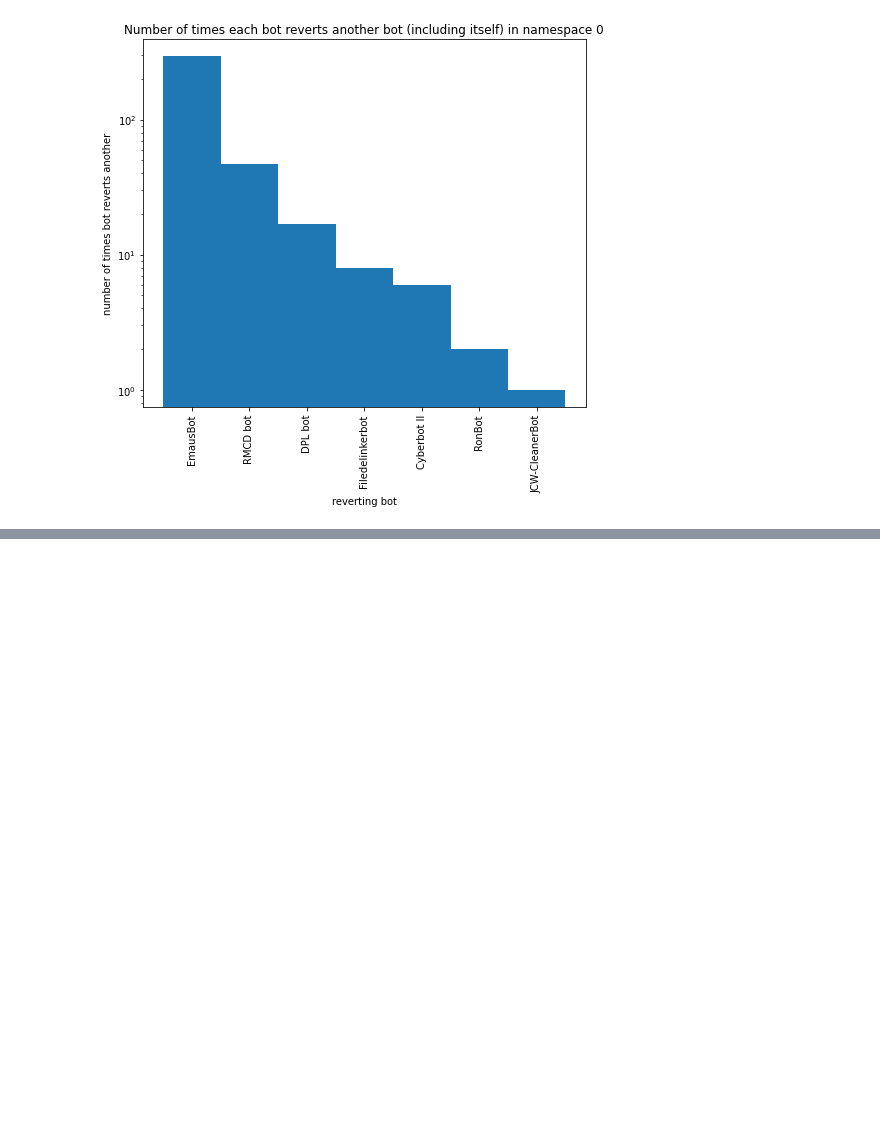
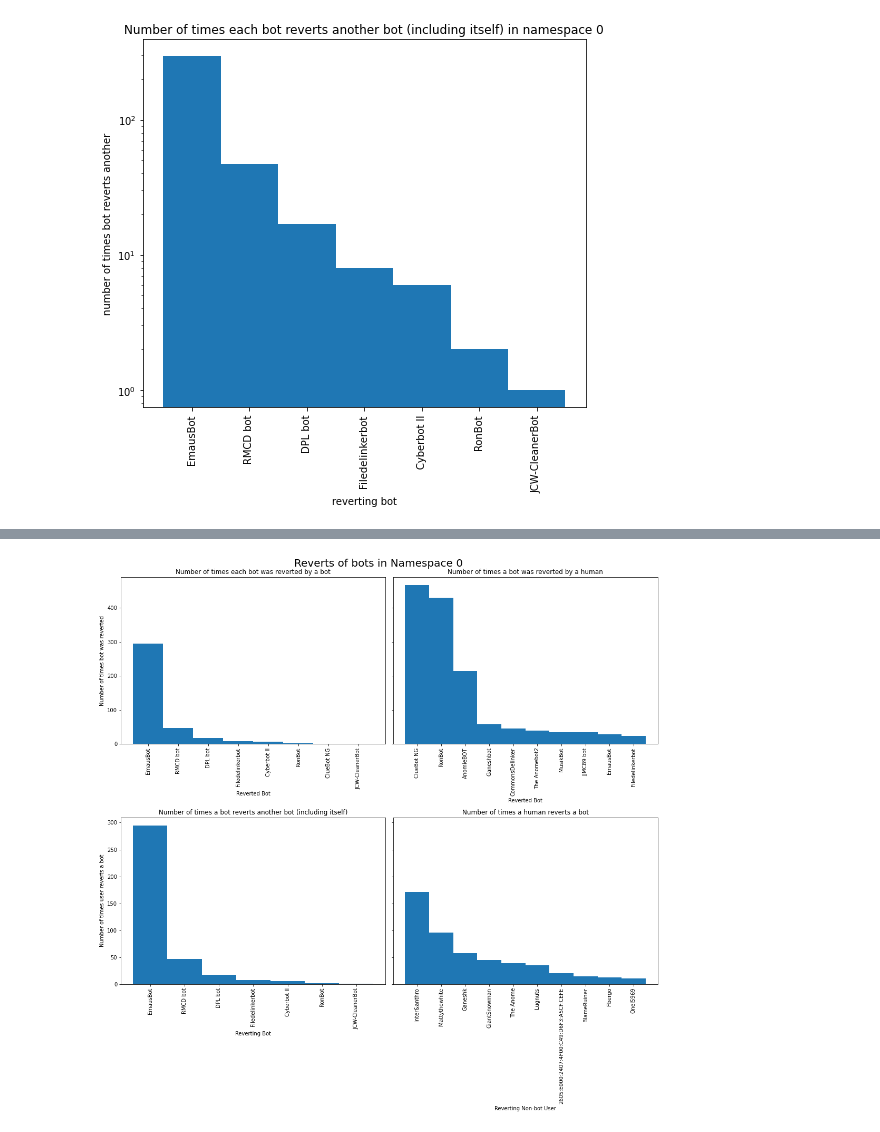
Before and after one commit to levon003/wiki-ores-feedback, a Jupyter notebook: reu2021/bot_reverts_namespace0.ipynb, the cells around one changed output, grey strips where cells are left out. Saved outputs shown, nothing was run; the diff lists cells and outputs as text; code cells hidden in the pictures; blank space fills up the shorter version.

Commit message:
more namespace 0 graphs

```diff
--- a/reu2021/bot_reverts_namespace0.ipynb
+++ b/reu2021/bot_reverts_namespace0.ipynb
@@ -199,0 +208,9 @@ plt.show()
+# %%
+# subset human-bot reverts using merge
+
+human_bot_reverts = pd.merge(sdf1, sdf2,
+             how='inner',
+             left_on='revert_id',
+             right_on='rev_id',
+             suffixes=('', '_reverter')
+)
@@ -199,0 +249,3 @@ plt.show()
+# %%
+top_human_reverters = human_bot_reverts.groupby(["user_text_reverter"], as_index = False).count().sort_values("rev_id", ascending=False).reset_index().head(10)
+top_human_reverters
@@ -199,0 +264,3 @@ plt.show()
+# %%
+top_bots_reverted_byh = human_bot_reverts.groupby(["user_text"], as_index = False).count().sort_values("rev_id", ascending=False).reset_index().head(10)
+top_bots_reverted_byh
@@ -199,0 +279,52 @@ plt.show()
+# %%
+fig, axes = plt.subplots(2, 2, figsize=(15, 15), sharey = 'row')
+fig.suptitle("Reverts of bots in Namespace 0", fontsize = 20)
+
+ax = axes[0,0]
+#reverted bots (by other bots)
+y = range(len(top_reverted_bots))
+ax.bar(y, top_reverted_bots.rev_id, width=1)
+ax.set_title("Number of times each bot was reverted by a bot")
+ax.set_xlabel("Reverted Bot")
+ax.set_ylabel("Number of times bot was reverted")
+#ax.set_yscale('log')
+ax.set_xticks(y)
+ax.set_xticklabels([f"{row.user_text}" for row in top_reverted_bots.itertuples()], rotation='vertical')
+
+
+ax = axes[1,0]
+#bots that revert other bots
+y = range(len(top_reverter_bots))
+ax.bar(y, top_reverter_bots.rev_id, width=1)
+ax.set_title("Number of times a bot reverts another bot (including itself)")
+ax.set_xlabel("Reverting Bot")
+ax.set_ylabel("Number of times user reverts a bot")
+#ax.set_yscale('log')
+ax.set_xticks(y)
+ax.set_xticklabels([f"{row.user_text_reverter}" for row in top_reverter_bots.itertuples()], rotation='vertical')
+
+
+ax = axes[1,1]
+y = range(len(top_human_reverters))
+ax.bar(y, top_human_reverters.rev_id, width=1)
+ax.set_title("Number of times a human reverts a bot")
+ax.set_xlabel("Reverting Non-bot User")
+#ax.set_ylabel("Number of times bot was reverted")
+#ax.set_yscale('log')
+ax.set_xticks(y)
+ax.set_xticklabels([f"{row.user_text_reverter}" for row in top_human_reverters.itertuples()], rotation='vertical')
+
+ax = axes[0,1]
+y = range(len(top_bots_reverted_byh))
+ax.bar(y, top_bots_reverted_byh.rev_id, width=1)
+ax.set_title("Number of times a bot was reverted by a human")
+ax.set_xlabel("Reverted Bot")
+#ax.set_ylabel("Number of times bot was reverted")
+#ax.set_yscale('log')
+ax.set_xticks(y)
+ax.set_xticklabels([f"{row.user_text}" for row in top_bots_reverted_byh.itertuples()], rotation='vertical')
+
+fig.tight_layout()
+plt.show()
+# %% [output]
+[figure, added]
```
Also changed, not shown: parts of 6 cells of this notebook.
